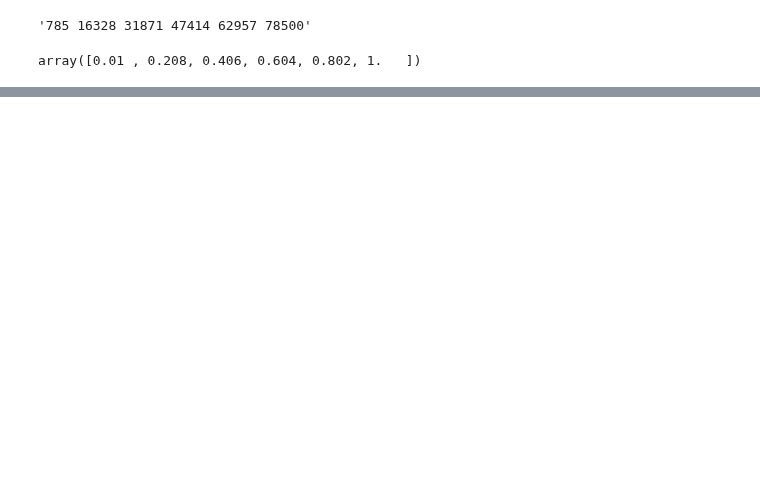
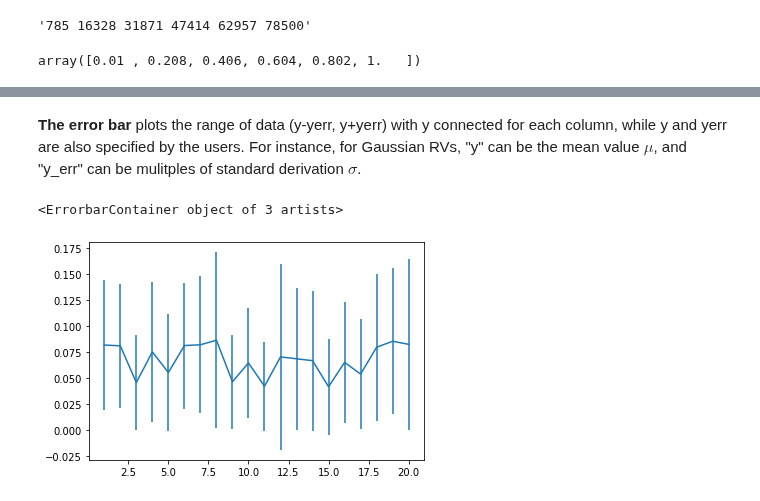
Before and after one commit to Fuzzy-Face/JSAC_FL, a Jupyter notebook: temp.ipynb, the cells around one changed output, grey strips where cells are left out. Cells and saved outputs as stored; diff of their text form; code cells hidden in the pictures; blank space fills up the shorter version.

```diff
--- a/temp.ipynb
+++ b/temp.ipynb
@@ -475,0 +513,7 @@ array([0.01 , 0.208, 0.406, 0.604, 0.802, 1.   ])
+# %% [markdown]
+**The error bar** plots the range of data (y-yerr, y+yerr) with y connected for each column, while y and yerr are also specified by the users. For instance, for Gaussian RVs, "y" can be the mean value $\mu$, and "y_err" can be mulitples of standard derivation $\sigma$.
+# %%
+plt.errorbar(np.arange(1, 21), y, 2*yerr)
+# %% [output]
+<ErrorbarContainer object of 3 artists>
+[figure, added]
```
Also changed, not shown: parts of 13 cells of this notebook, 4 other files.
